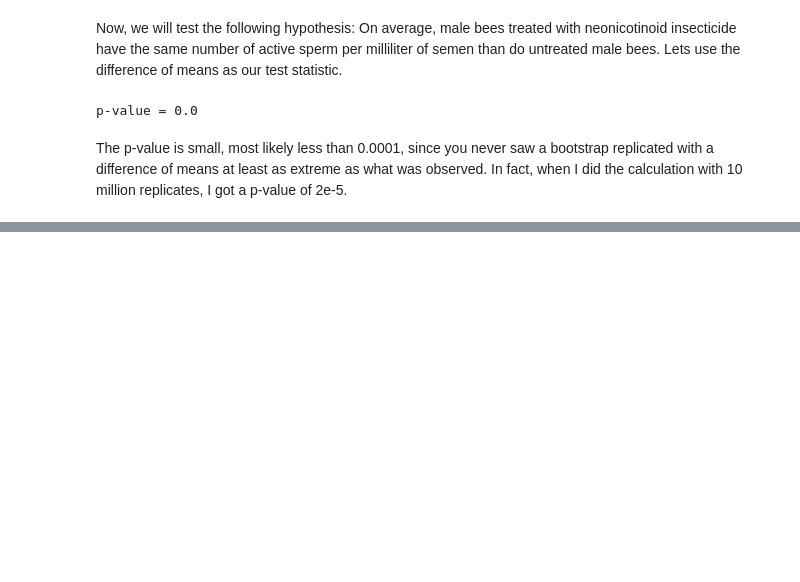
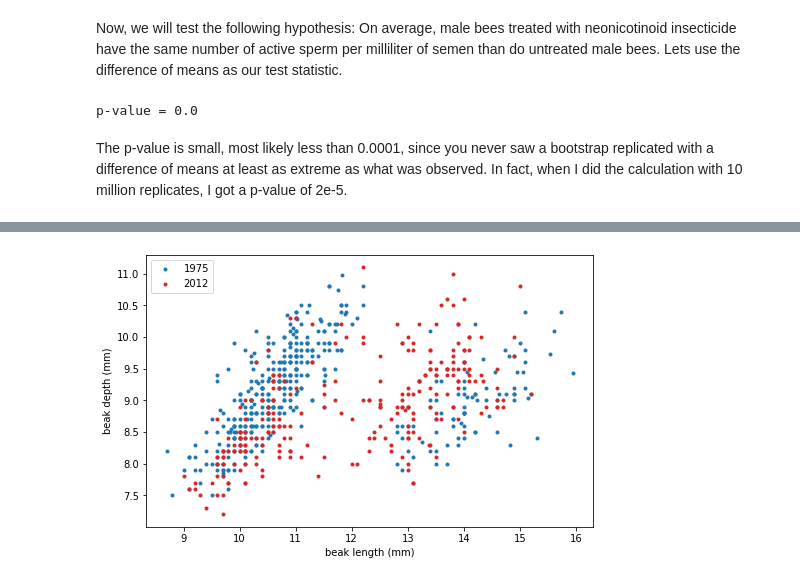
Before and after one commit to Sz593/Python_Notes, a Jupyter notebook: 2-1 Statistical Thinking in Python.ipynb, the cells around one changed output, grey strips where cells are left out. Saved outputs shown, nothing was run; the diff lists cells and outputs as text; code cells hidden in the pictures; blank space fills up the shorter version.

```diff
--- a/2-1 Statistical Thinking in Python.ipynb
+++ b/2-1 Statistical Thinking in Python.ipynb
@@ -679,0 +794,19 @@ The p-value is small, most likely less than 0.0001, since you never saw a bootst
+# %%
+fig, ax = plt.subplots(1, 1, figsize=(8, 5))
+
+# 1975 data
+ax.plot(df.loc[df['year'] == 1975]['beak_length'].values,
+        df.loc[df['year'] == 1975]['beak_depth'].values,
+        color=pal[0], marker='.', linestyle='none', label='1975')
+
+# 2012 data
+ax.plot(df.loc[df['year'] == 2012]['beak_length'].values,
+        df.loc[df['year'] == 2012]['beak_depth'].values,
+        color=pal[3], marker='.', linestyle='none', label='2012')
+
+# Label axes and make legend
+plt.xlabel('beak length (mm)')
+plt.ylabel('beak depth (mm)')
+plt.legend(loc='upper left');
+# %% [output]
+[figure, added]
```
Also changed, not shown: parts of 38 cells of this notebook, 6 other files.
